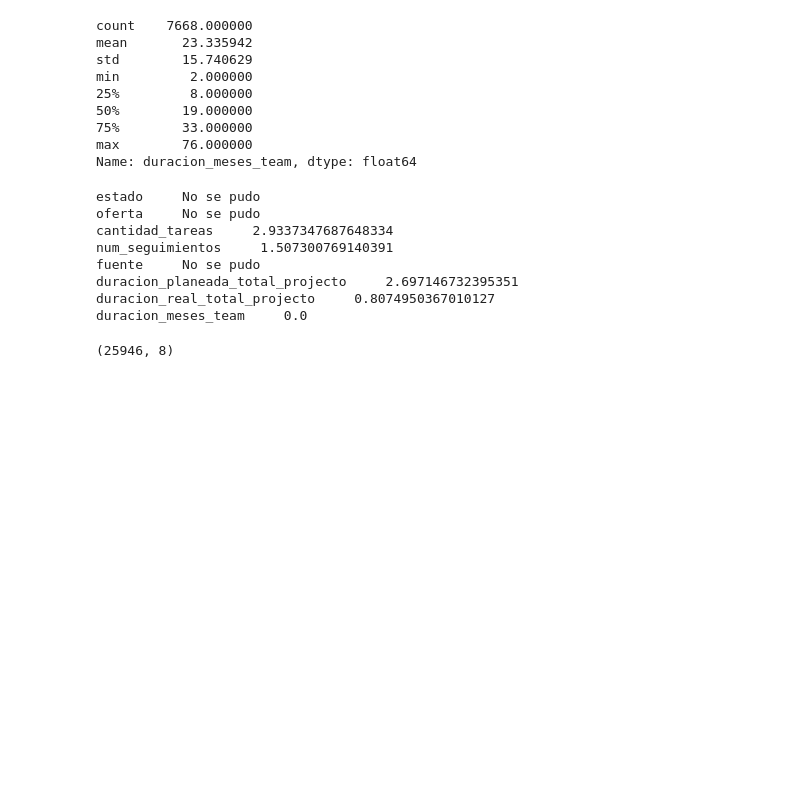
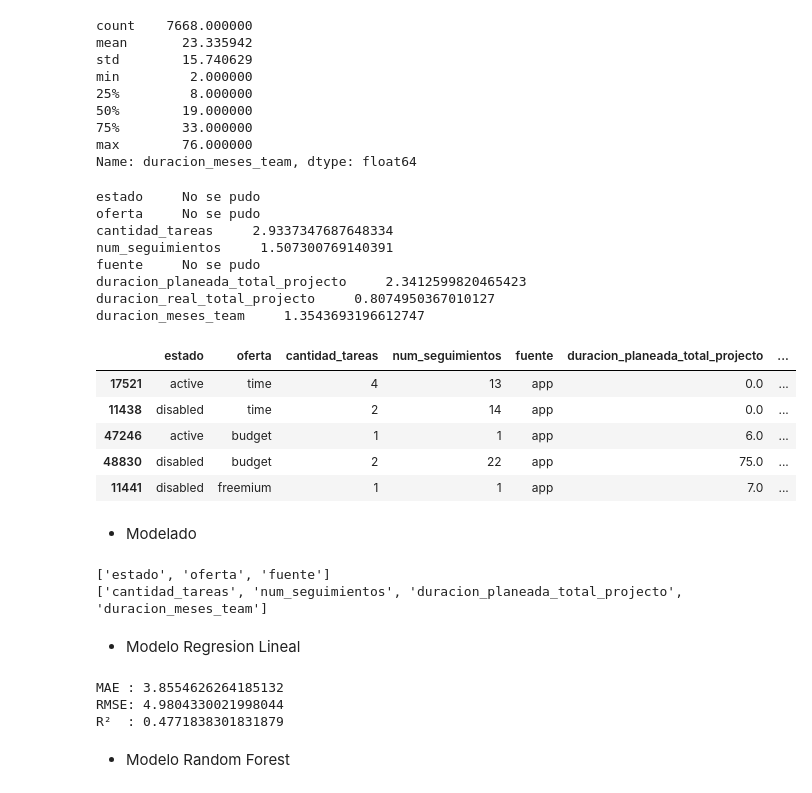
Before and after one commit to leodie1615/Proyecto-final-ciencia-datos, a Jupyter notebook: proyecto_final_segunda_entrega.ipynb, the cells around one changed output. Cells and saved outputs as stored; diff of their text form; code cells hidden in the pictures; blank space fills up the shorter version.

```diff
--- a/proyecto_final_segunda_entrega.ipynb
+++ b/proyecto_final_segunda_entrega.ipynb
@@ -224,2 +240,2 @@ Se observa que el valor maximo es 625, por lo tanto se considera un valor outlie
 # %%
-tracking_df_clean["duracion_planeada_total_projecto"]=tracking_df_clean["duracion_planeada_total_projecto"].clip(upper=100)
+tracking_df_clean["duracion_planeada_total_projecto"]=tracking_df_clean["duracion_planeada_total_projecto"].clip(upper=75)
@@ -251,5 +253,3 @@ min         2.000000
 75%        33.000000
 max        76.000000
 Name: duracion_meses_team, dtype: float64
-# %%
-tracking_df_clean["duracion_meses_team"]=tracking_df_clean["duracion_meses_team"].clip(upper=2)
@@ -268,10 +268,71 @@ oferta     No se pudo
 cantidad_tareas     2.9337347687648334
 num_seguimientos     1.507300769140391
 fuente     No se pudo
-duracion_planeada_total_projecto     2.697146732395351
+duracion_planeada_total_projecto     2.3412599820465423
 duracion_real_total_projecto     0.8074950367010127
-duracion_meses_team     0.0
+duracion_meses_team     1.3543693196612747
 # %%
-tracking_df_clean.shape
+tracking_df_clean.sample(5)
 # %% [output]
-(25946, 8)
+|  | estado | oferta | cantidad_tareas | num_seguimientos | fuente | duracion_planeada_total_projecto | ... |
+| 17521 | active | time | 4 | 13 | app | 0.0 | ... |
+| 11438 | disabled | time | 2 | 14 | app | 0.0 | ... |
+| 47246 | active | budget | 1 | 1 | app | 6.0 | ... |
+| 48830 | disabled | budget | 2 | 22 | app | 75.0 | ... |
+| 11441 | disabled | freemium | 1 | 1 | app | 7.0 | ... |
+# %% [markdown]
+- Modelado
+# %%
+X = tracking_df_clean.drop(columns=["duracion_real_total_projecto"])
+y = tracking_df_clean["duracion_real_total_projecto"]
+X_train, X_test, y_train, y_test = train_test_split(X, y, test_size=0.2, random_state=42)
+cat_cols = X_train.select_dtypes(include="object").columns.tolist()
+num_cols = X_train.select_dtypes(include="number").columns.tolist()
+print(cat_cols)
+print(num_cols)
+ohe = OneHotEncoder(handle_unknown='ignore', sparse_output=False)
+scaler = StandardScaler()
+
+X_train_cat = pd.DataFrame(
+    ohe.fit_transform(X_train[cat_cols]),
+    columns=ohe.get_feature_names_out(cat_cols),
+    index=X_train.index
+)
+X_train_num = pd.DataFrame(
+    scaler.fit_transform(X_train[num_cols]),
+    columns=num_cols,
+    index=X_train.index
+)
+
+X_test_cat = pd.DataFrame(
+    ohe.transform(X_test[cat_cols]),
+    columns=ohe.get_feature_names_out(cat_cols),
+    index=X_test.index
+)
+
+X_test_num = pd.DataFrame(
+    scaler.transform(X_test[num_cols]),
+    columns=num_cols,
+    index=X_test.index
+)
+X_train_final = pd.concat([X_train_num, X_train_cat], axis=1)
+X_test_final = pd.concat([X_test_num, X_test_cat], axis=1)
+# %% [output]
+['estado', 'oferta', 'fuente']
+['cantidad_tareas', 'num_seguimientos', 'duracion_planeada_total_projecto', 'duracion_meses_team']
+# %% [markdown]
+- Modelo Regresion Lineal
+# %%
+model = LinearRegression()
+model.fit(X_train_final, y_train)
+y_pred = model.predict(X_test_final)
+
+print("MAE :", mean_absolute_error(y_test, y_pred))
+print("RMSE:", np.sqrt(mean_squared_error(y_test, y_pred)))
+print("R²  :", r2_score(y_test, y_pred))
+# %% [output]
+MAE : 3.8554626264185132
+RMSE: 4.9804330021998044
+R²  : 0.4771838301831879
+# %% [markdown]
+- Modelo Random Forest
```
Also changed, not shown: parts of 17 cells of this notebook.
